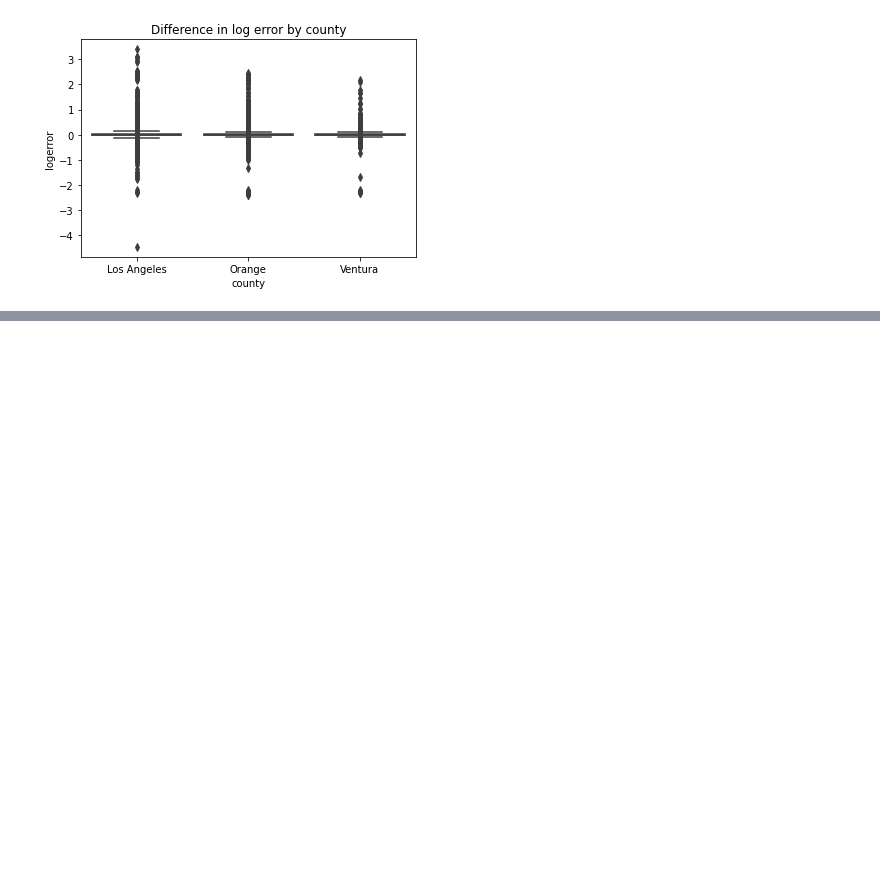
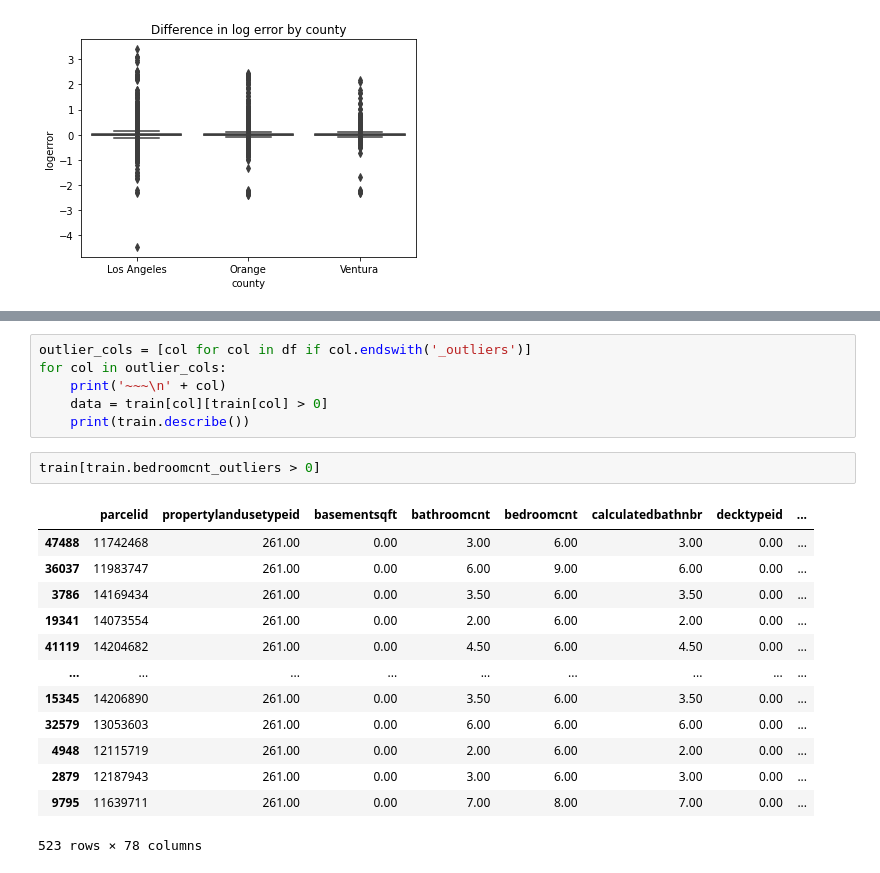
Before and after one commit to cristinalucin/clustering-exercises, a Jupyter notebook: explore_zillow.ipynb, the cells around one changed output, grey strips where cells are left out. Drawn from its saved outputs; the diff is of its cells as text; blank space fills up the shorter version.

```diff
--- a/explore_zillow.ipynb
+++ b/explore_zillow.ipynb
@@ -148,0 +248,22 @@ sns.boxplot()
+# %%
+outlier_cols = [col for col in df if col.endswith('_outliers')]
+for col in outlier_cols:
+    print('~~~\n' + col)
+    data = train[col][train[col] > 0]
+    print(train.describe())
+# %%
+train[train.bedroomcnt_outliers > 0]
+# %% [output]
+|  | parcelid | propertylandusetypeid | basementsqft | bathroomcnt | bedroomcnt | calculatedbathnbr | decktypeid | ... |
+| 47488 | 11742468 | 261.00 | 0.00 | 3.00 | 6.00 | 3.00 | 0.00 | ... |
+| 36037 | 11983747 | 261.00 | 0.00 | 6.00 | 9.00 | 6.00 | 0.00 | ... |
+| 3786 | 14169434 | 261.00 | 0.00 | 3.50 | 6.00 | 3.50 | 0.00 | ... |
+| 19341 | 14073554 | 261.00 | 0.00 | 2.00 | 6.00 | 2.00 | 0.00 | ... |
+| 41119 | 14204682 | 261.00 | 0.00 | 4.50 | 6.00 | 4.50 | 0.00 | ... |
+| ... | ... | ... | ... | ... | ... | ... | ... | ... |
+| 15345 | 14206890 | 261.00 | 0.00 | 3.50 | 6.00 | 3.50 | 0.00 | ... |
+| 32579 | 13053603 | 261.00 | 0.00 | 6.00 | 6.00 | 6.00 | 0.00 | ... |
+| 4948 | 12115719 | 261.00 | 0.00 | 2.00 | 6.00 | 2.00 | 0.00 | ... |
+| 2879 | 12187943 | 261.00 | 0.00 | 3.00 | 6.00 | 3.00 | 0.00 | ... |
+| 9795 | 11639711 | 261.00 | 0.00 | 7.00 | 8.00 | 7.00 | 0.00 | ... |
+523 rows × 78 columns
```
Also changed, not shown: parts of 21 cells of this notebook.
